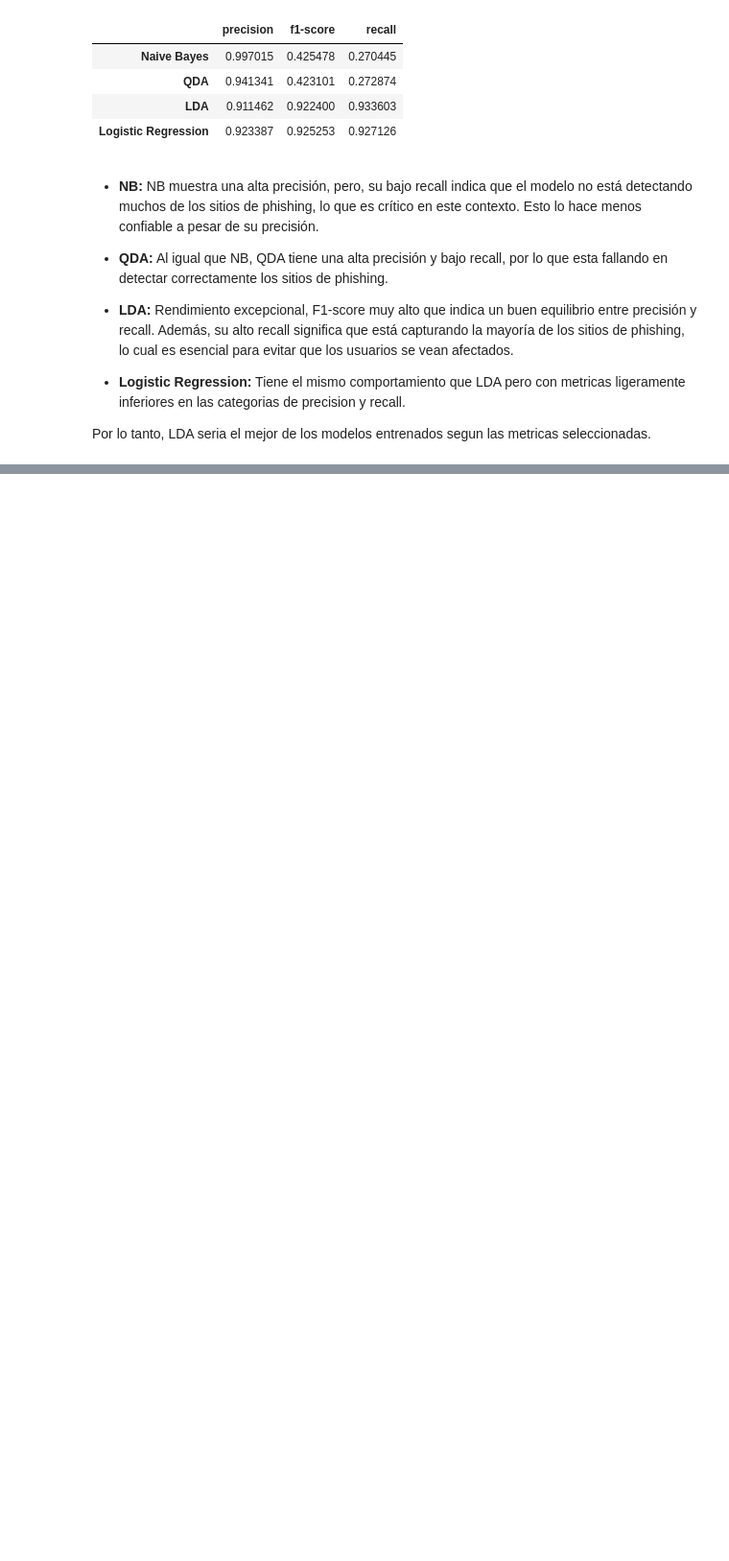
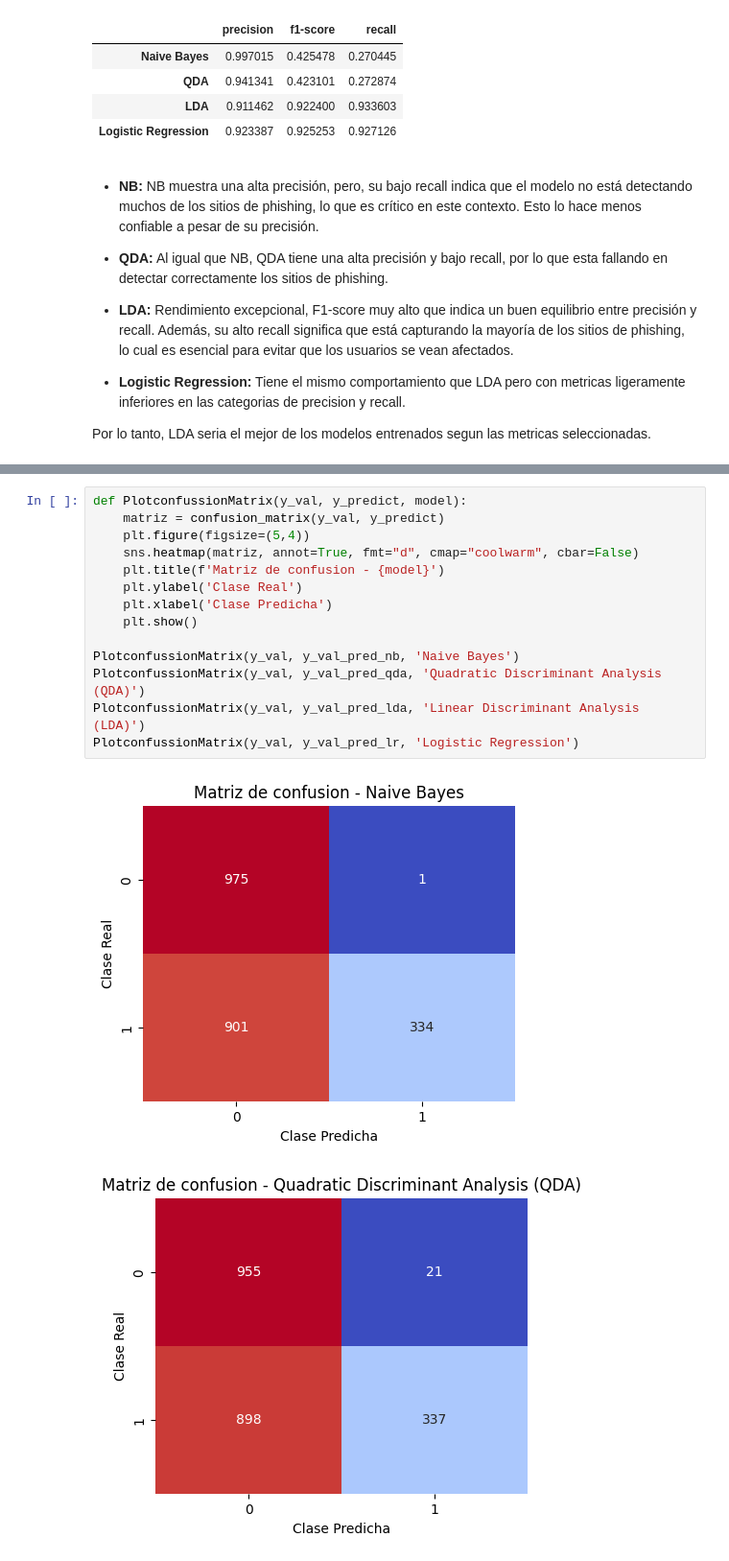
Before and after one commit to LaCalmaInc/ML, a Jupyter notebook: Tarea 1/tarea1.ipynb, the cells around one changed output, grey strips where cells are left out. Shown at 96% size. Cells and saved outputs as stored; diff of their text form; blank space fills up the shorter version.

```diff
--- a/Tarea 1/tarea1.ipynb
+++ b/Tarea 1/tarea1.ipynb
@@ -246,0 +252,17 @@ Por lo tanto, LDA seria el mejor de los modelos entrenados segun las metricas se
+# %%
+def PlotconfussionMatrix(y_val, y_predict, model):
+    matriz = confusion_matrix(y_val, y_predict)
+    plt.figure(figsize=(5,4))
+    sns.heatmap(matriz, annot=True, fmt="d", cmap="coolwarm", cbar=False)
+    plt.title(f'Matriz de confusion - {model}')
+    plt.ylabel('Clase Real')
+    plt.xlabel('Clase Predicha')
+    plt.show()
+
+PlotconfussionMatrix(y_val, y_val_pred_nb, 'Naive Bayes')
+PlotconfussionMatrix(y_val, y_val_pred_qda, 'Quadratic Discriminant Analysis (QDA)')
+PlotconfussionMatrix(y_val, y_val_pred_lda, 'Linear Discriminant Analysis (LDA)')
+PlotconfussionMatrix(y_val, y_val_pred_lr, 'Logistic Regression')
+# %% [output]
+[figure, added]
+[figure, added]
```
Also changed, not shown: parts of 6 cells of this notebook.
